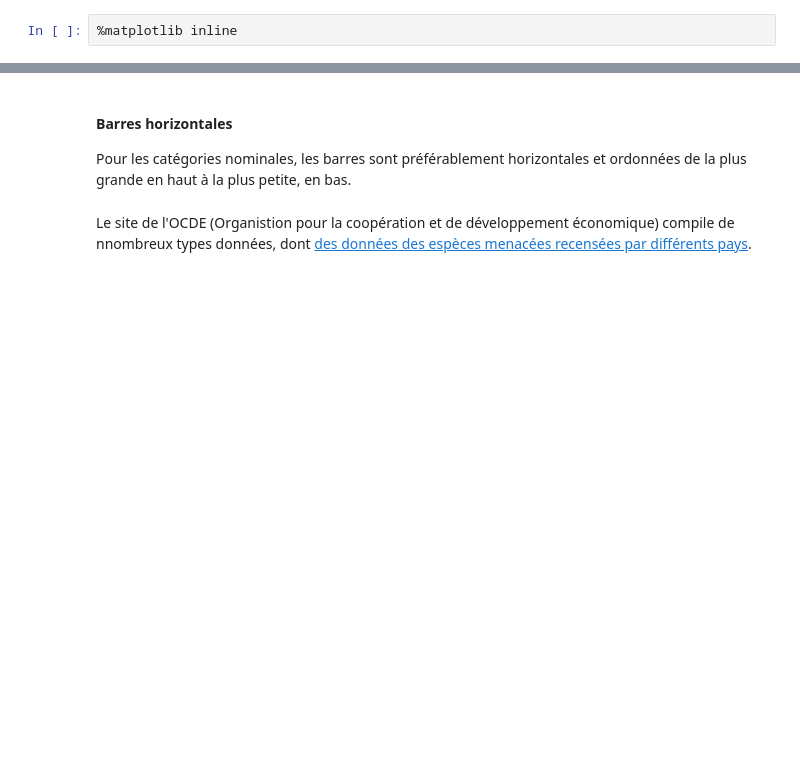
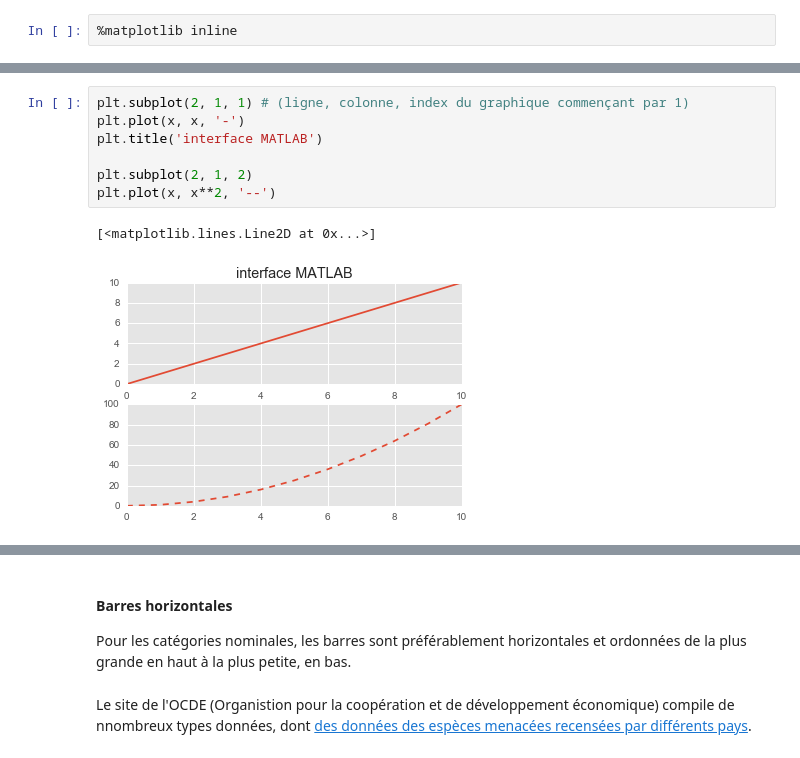
Before and after one commit to essicolo/ecologie-mathematique-Py, a Jupyter notebook: 04_Visualisation/4_Visualisation.ipynb, the cells around one changed output, grey strips where cells are left out. Saved outputs shown, nothing was run; the diff lists cells and outputs as text; blank space fills up the shorter version.

```diff
--- a/4_Visualisation/4_Visualisation.ipynb
+++ b/04_Visualisation/4_Visualisation.ipynb
@@ -104,0 +191,10 @@ Quoi qu'il en soit, selon Cairo (2016):
+# %%
+plt.subplot(2, 1, 1) # (ligne, colonne, index du graphique commençant par 1)
+plt.plot(x, x, '-')
+plt.title('interface MATLAB')
+
+plt.subplot(2, 1, 2)
+plt.plot(x, x**2, '--')
+# %% [output]
+[<matplotlib.lines.Line2D at 0x...>]
+[figure, added]
```
Also changed, not shown: parts of 53 cells of this notebook, 47 other files.
